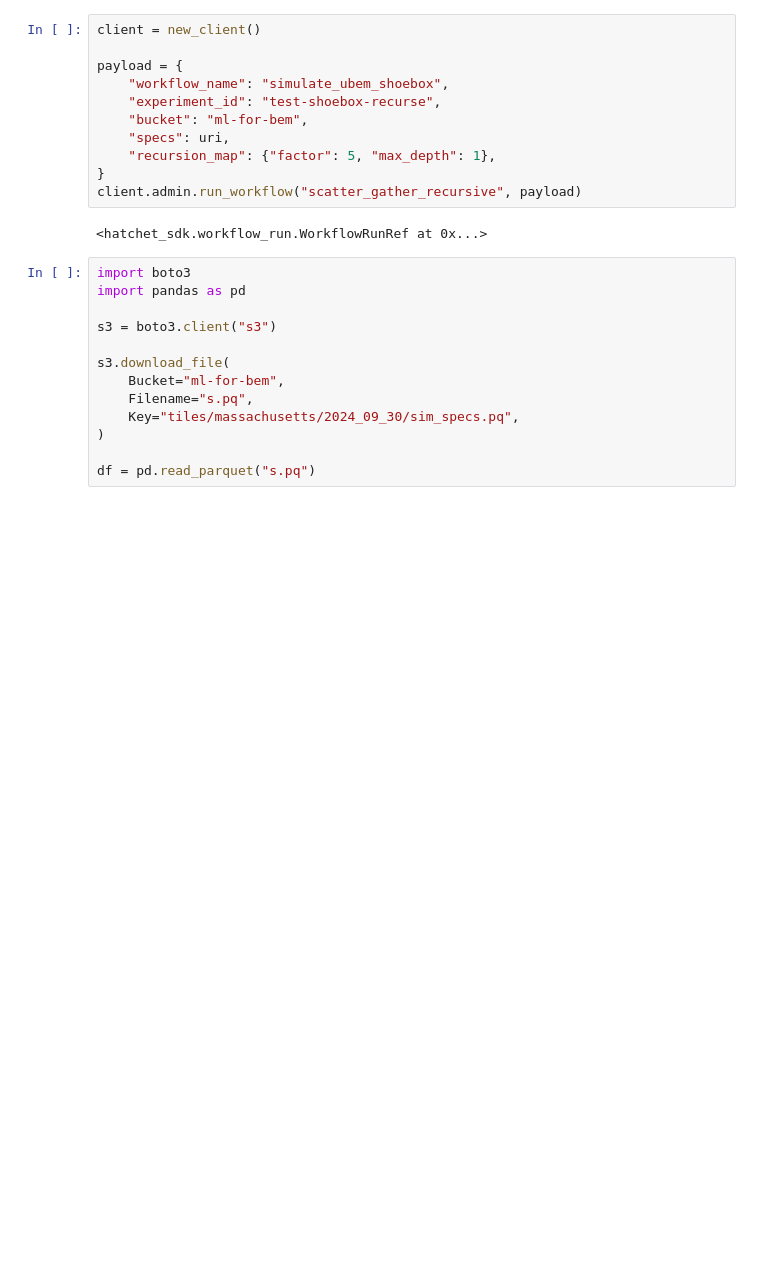
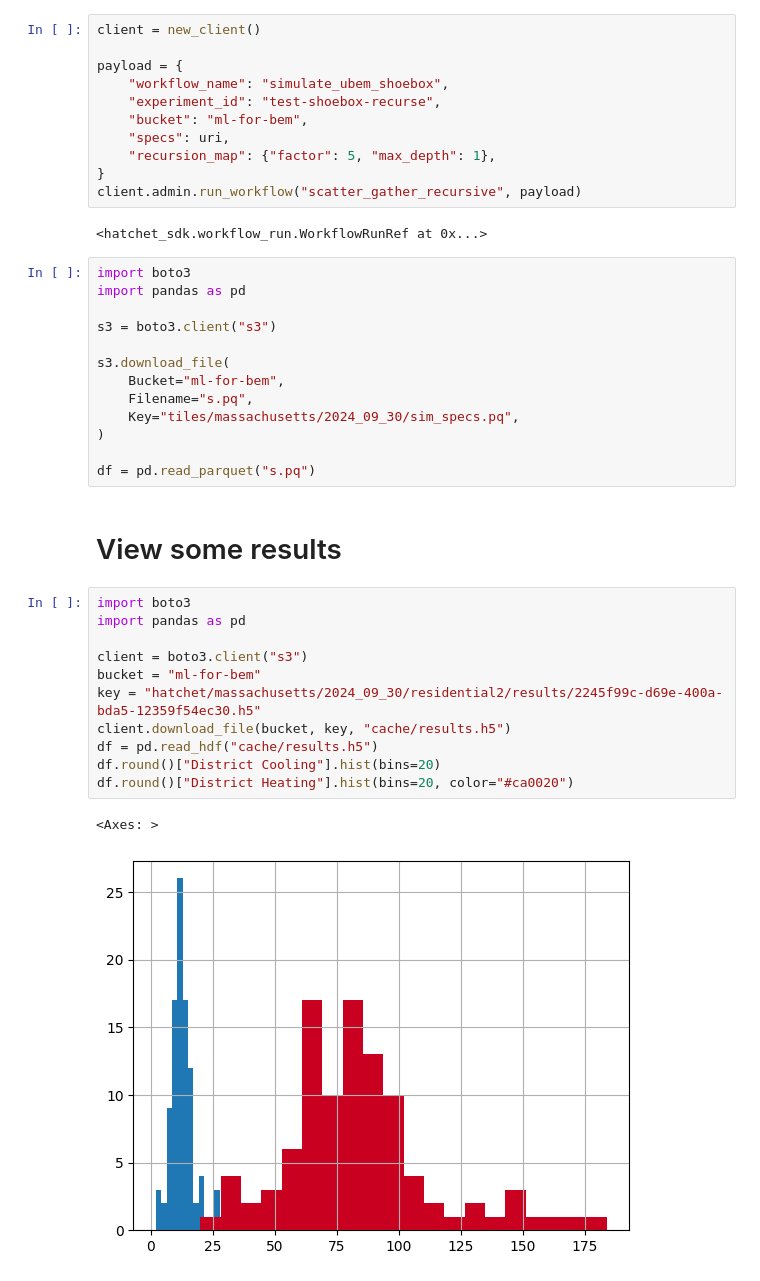
Before and after one commit to szvsw/epengine, a Jupyter notebook: notebooks/test.ipynb, the cells around one changed output. Cells and saved outputs as stored; diff of their text form; blank space fills up the shorter version.

Commit message:
add results viewer to nb

```diff
--- a/notebooks/test.ipynb
+++ b/notebooks/test.ipynb
@@ -72,3 +72,19 @@ s3.download_file(
 )
 
 df = pd.read_parquet("s.pq")
+# %% [markdown]
+# View some results
+# %%
+import boto3
+import pandas as pd
+
+client = boto3.client("s3")
+bucket = "ml-for-bem"
+key = "hatchet/massachusetts/2024_09_30/residential2/results/2245f99c-d69e-400a-bda5-12359f54ec30.h5"
+client.download_file(bucket, key, "cache/results.h5")
+df = pd.read_hdf("cache/results.h5")
+df.round()["District Cooling"].hist(bins=20)
+df.round()["District Heating"].hist(bins=20, color="#ca0020")
+# %% [output]
+<Axes: >
+[figure, added]
```
Also changed, not shown: parts of 2 cells of this notebook.
